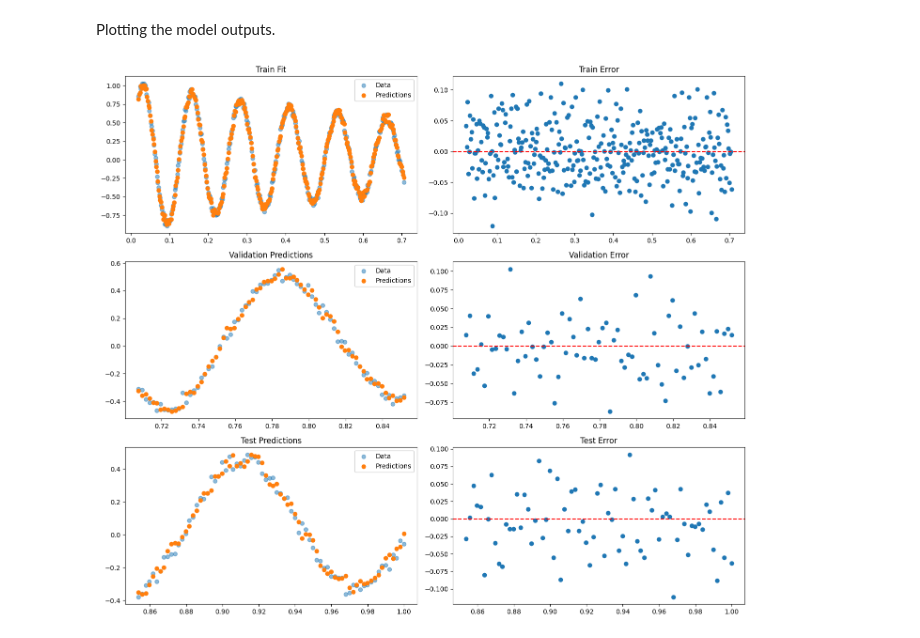
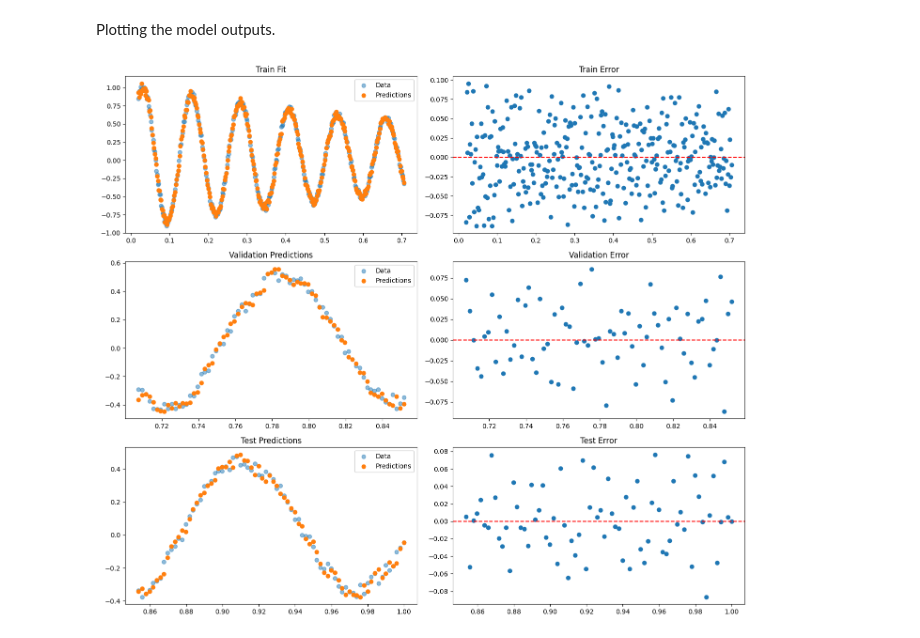
Before and after one commit to mZaiam/ANFISpy, a Jupyter notebook: examples/ranfis_example.ipynb, the cells around one changed output. Saved outputs shown, nothing was run; the diff lists cells and outputs as text; code cells hidden in the pictures.

```diff
--- a/examples/ranfis_example.ipynb
+++ b/examples/ranfis_example.ipynb
@@ -29,16 +29,16 @@ for i in range(len(data) - seq_len):
     y.append(data[i + seq_len])
     t.append(time[i + seq_len])
 
-x, y, t = np.array(x), np.array(y), np.array(t)
-x = torch.FloatTensor(x).unsqueeze(2)
-y = torch.FloatTensor(y).unsqueeze(1)
+x = torch.FloatTensor(np.array(x)).unsqueeze(-1)
+y = torch.FloatTensor(np.array(y)).unsqueeze(-1)
+t = np.array(t)
 
 train_size = int(0.7 * len(x))
 val_size = int(0.15 * len(x))
 
 x_train, y_train, t_train = x[:train_size], y[:train_size], t[:train_size]
-x_val, y_val, t_val = x[train_size:train_size+val_size], y[train_size:train_size+val_size], t[train_size:train_size+val_size]
-x_test, y_test, t_test = x[train_size+val_size:], y[train_size+val_size:], t[train_size+val_size:]
+x_val, y_val, t_val = x[train_size:train_size + val_size], y[train_size:train_size + val_size], t[train_size:train_size + val_size]
+x_test, y_test, t_test = x[train_size + val_size:], y[train_size + val_size:], t[train_size + val_size:]
 # %% [markdown]
 Instatiating RANFIS. Note that this is a RNN based ANFIS, so it is best suited for time series.
 # %%
@@ -107,41 +107,40 @@ Plotting the model outputs.
 ranfis.eval()
 
 with torch.no_grad():
-    train_predictions = ranfis(x_train)[0].numpy().flatten()
-    val_predictions = ranfis(x_val)[0].numpy().flatten()
-    test_predictions = ranfis(x_test)[0].numpy().flatten()
+    train_predictions = ranfis(x_train)[0][:, -1, :].numpy().flatten()
+    val_predictions = ranfis(x_val)[0][:, -1, :].numpy().flatten()
+    test_predictions = ranfis(x_test)[0][:, -1, :].numpy().flatten()
 
 fig, axes = plt.subplots(3, 2, figsize=(14, 12))
 
 axes[0, 0].scatter(t_train, y_train.numpy(), label='Data', alpha=0.5)
 axes[0, 0].scatter(t_train, train_predictions, label='Predictions')
 axes[0, 0].legend()
 axes[0, 0].set_title('Train Fit')
 
 axes[0, 1].scatter(t_train, y_train.numpy().flatten() - train_predictions)
 axes[0, 1].axhline(0, c='red', linestyle='--')
 axes[0, 1].set_title('Train Error')
 
 axes[1, 0].scatter(t_val, y_val.numpy(), label='Data', alpha=0.5)
 axes[1, 0].scatter(t_val, val_predictions, label='Predictions')
 axes[1, 0].legend()
 axes[1, 0].set_title('Validation Predictions')
 
 axes[1, 1].scatter(t_val, y_val.numpy().flatten() - val_predictions)
 axes[1, 1].axhline(0, c='red', linestyle='--')
 axes[1, 1].set_title('Validation Error')
 
-
 axes[2, 0].scatter(t_test, y_test.numpy(), label='Data', alpha=0.5)
 axes[2, 0].scatter(t_test, test_predictions, label='Predictions')
 axes[2, 0].legend()
 axes[2, 0].set_title('Test Predictions')
 
 axes[2, 1].scatter(t_test, y_test.numpy().flatten() - test_predictions)
 axes[2, 1].axhline(0, c='red', linestyle='--')
 axes[2, 1].set_title('Test Error')
 
 plt.tight_layout()
 plt.show()
 # %% [output]
-[figure, old version]
+[figure, new version]
```
Also changed, not shown: parts of 2 cells of this notebook, 3 other files.
